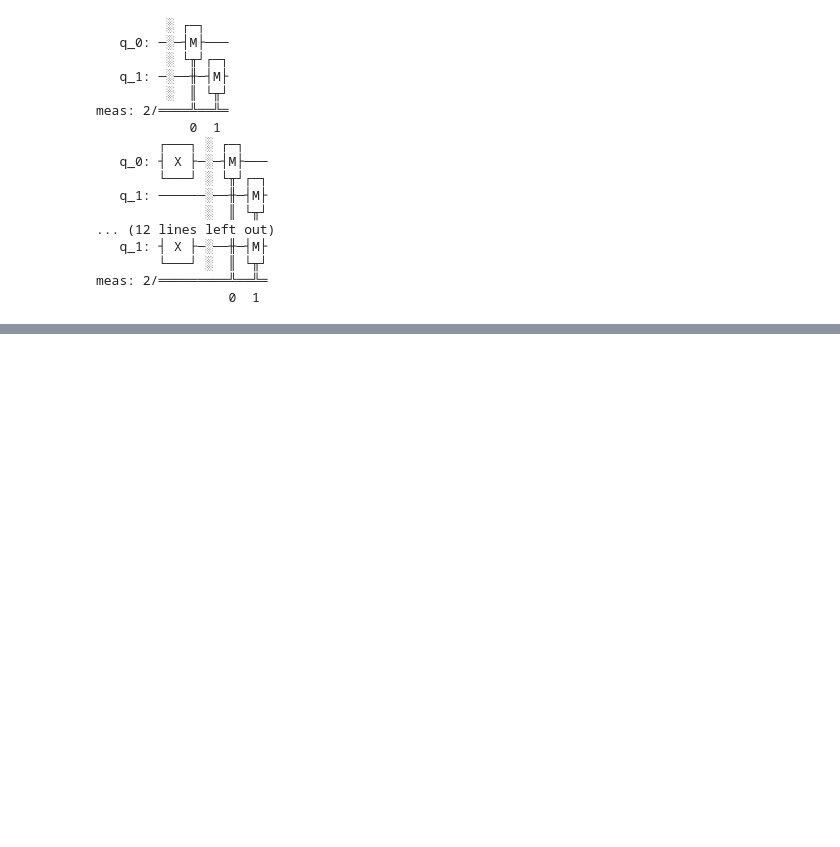
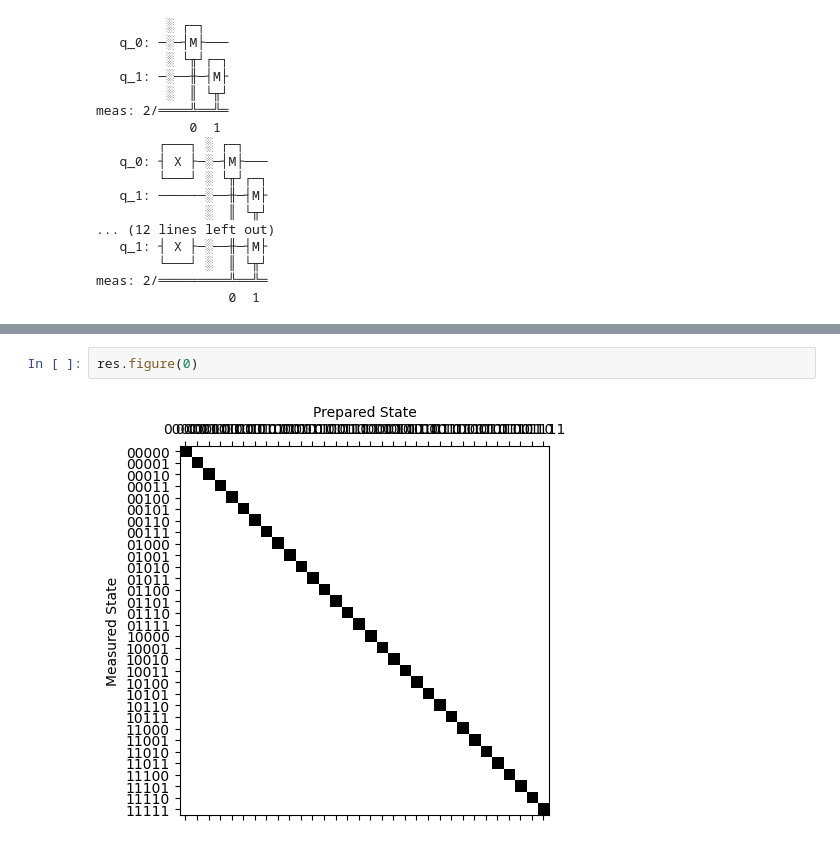
Before and after one commit to dipankardas011/Quantum-Coding, a Jupyter notebook: error-mitigation.ipynb, the cells around one changed output, grey strips where cells are left out. Saved outputs shown, nothing was run; the diff lists cells and outputs as text; blank space fills up the shorter version.

```diff
--- a/error-mitigation.ipynb
+++ b/error-mitigation.ipynb
@@ -569,0 +600,4 @@ meas: 2/═════════╩══╩═
+# %%
+res.figure(0)
+# %% [output]
+[figure, added]
```
Also changed, not shown: parts of 30 cells of this notebook, 4 other files.
